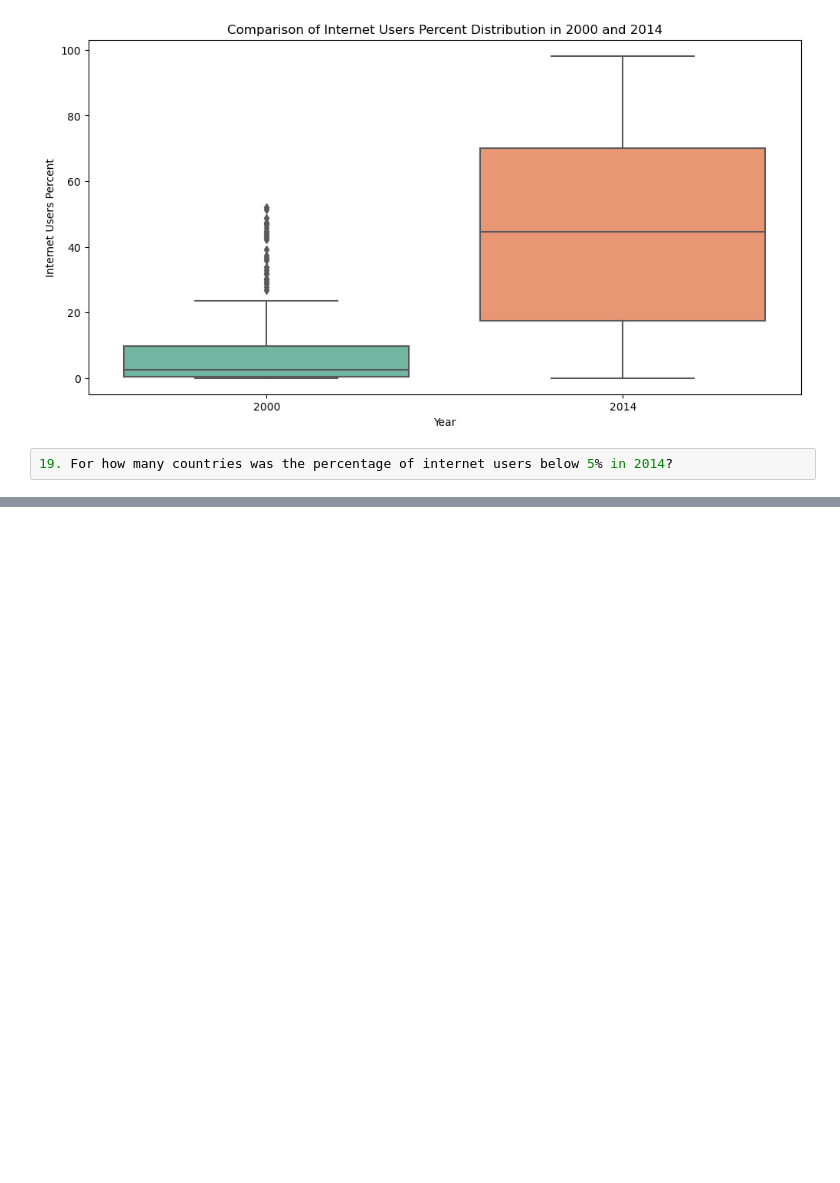
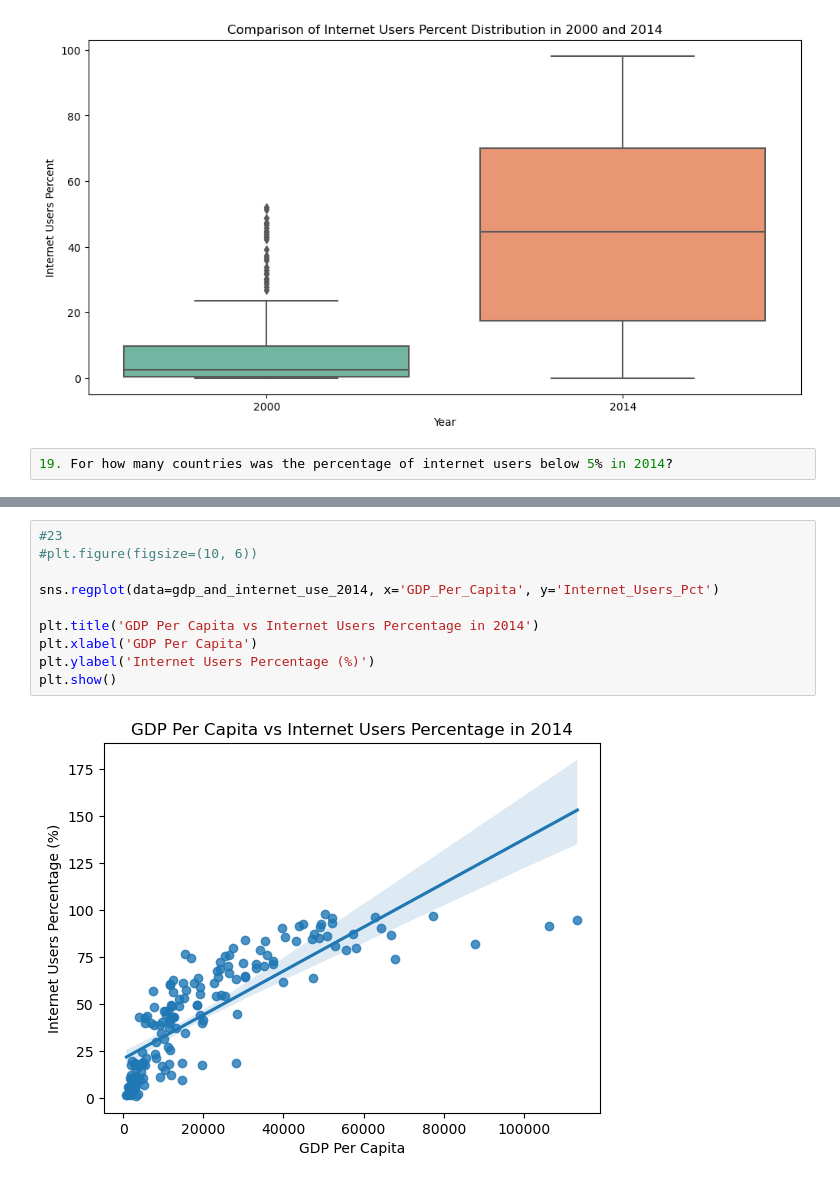
Before and after one commit to NSS-Data-Analytics-Cohort-10/gdp-and-internet-usage-seanmalley1, a Jupyter notebook: notebooks/un_data.ipynb, the cells around one changed output, grey strips where cells are left out. Cells and saved outputs as stored; diff of their text form; blank space fills up the shorter version.

```diff
--- a/notebooks/un_data.ipynb
+++ b/notebooks/un_data.ipynb
@@ -586,0 +577,12 @@ plt.show()
+# %%
+#23
+#plt.figure(figsize=(10, 6))
+
+sns.regplot(data=gdp_and_internet_use_2014, x='GDP_Per_Capita', y='Internet_Users_Pct')
+
+plt.title('GDP Per Capita vs Internet Users Percentage in 2014')
+plt.xlabel('GDP Per Capita')
+plt.ylabel('Internet Users Percentage (%)')
+plt.show()
+# %% [output]
+[figure, added]
```
Also changed, not shown: parts of 28 cells of this notebook.
